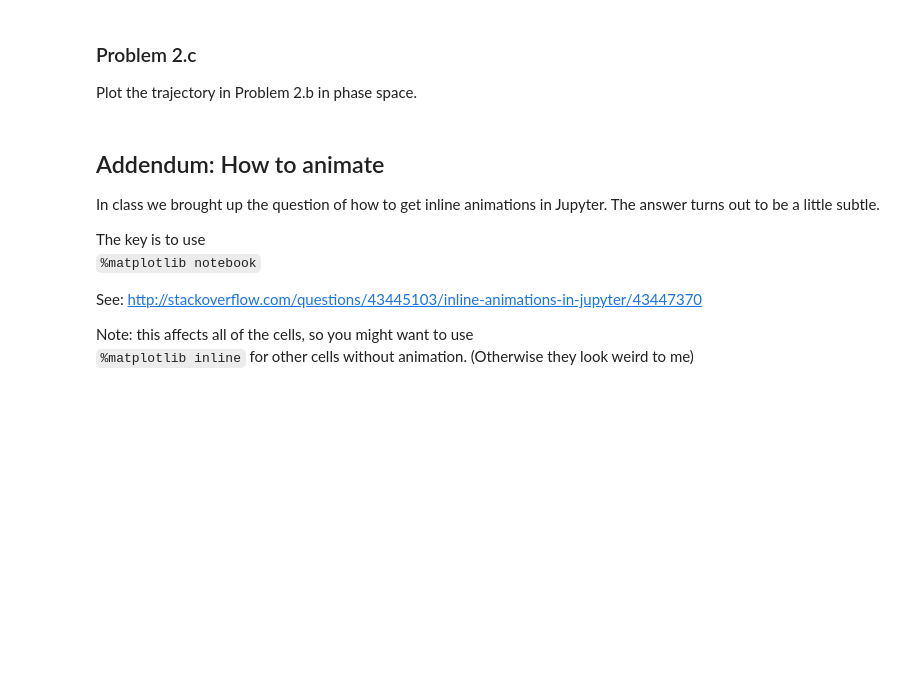
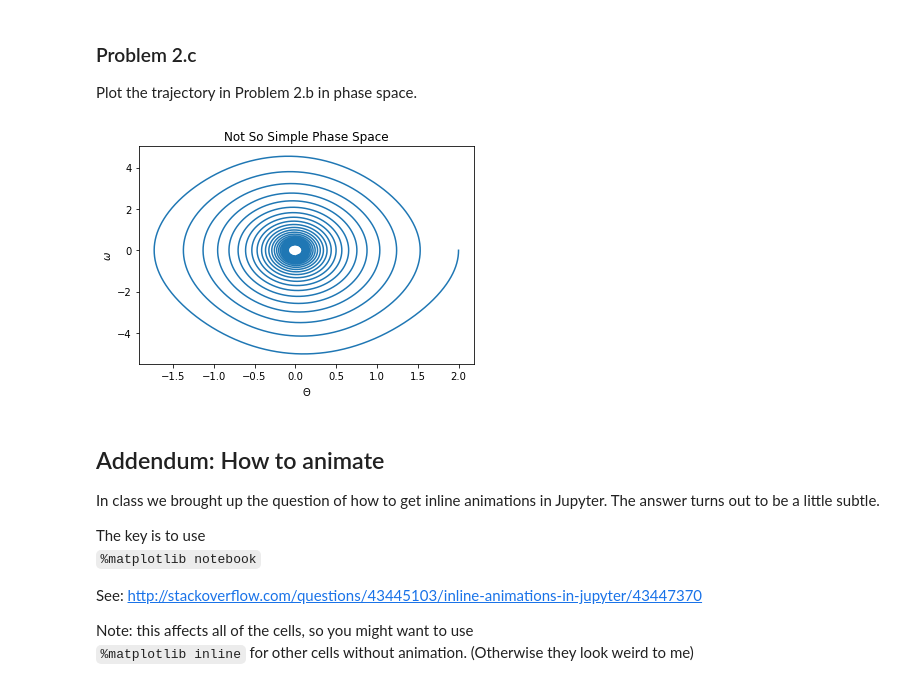
Before and after one commit to TWaddleton/Homework04, a Jupyter notebook: Homework 4 .ipynb, the cells around one changed output. Saved outputs shown, nothing was run; the diff lists cells and outputs as text; code cells hidden in the pictures; blank space fills up the shorter version.

```diff
--- a/Homework 4 .ipynb
+++ b/Homework 4 .ipynb
@@ -461,3 +493,11 @@ Plot the trajectory in Problem 2.b in phase space.
+# %%
+plt.plot(thetas_real, omegas_real)
+plt.title("Not So Simple Phase Space")
+plt.xlabel('$\Theta$')
+plt.ylabel('$\omega$')
+plt.show()
+# %% [output]
+[figure, added]
 # %% [markdown]
 ## Addendum: How to animate
 
```
Also changed, not shown: parts of 6 cells of this notebook.
